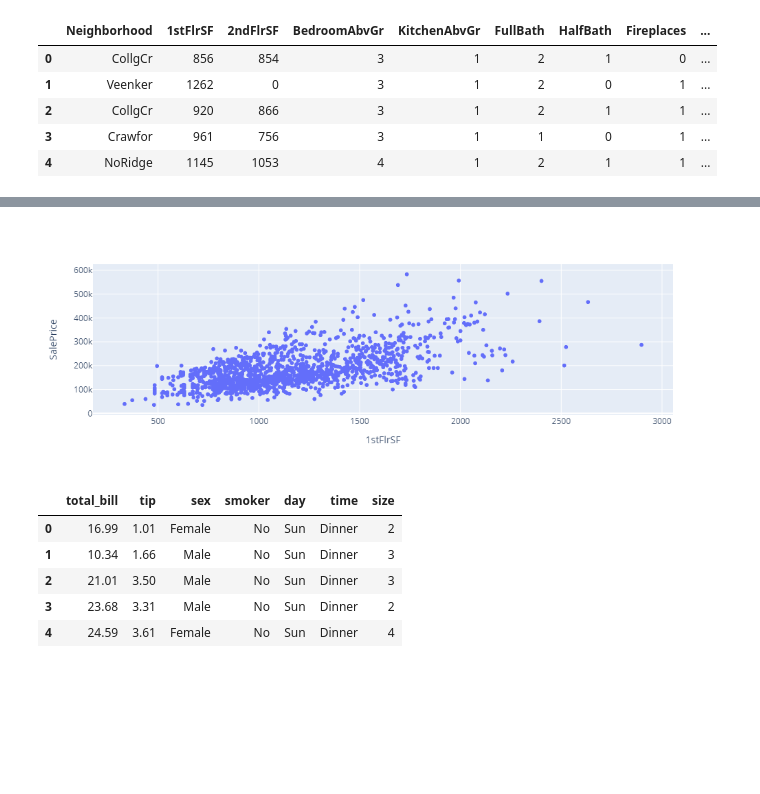
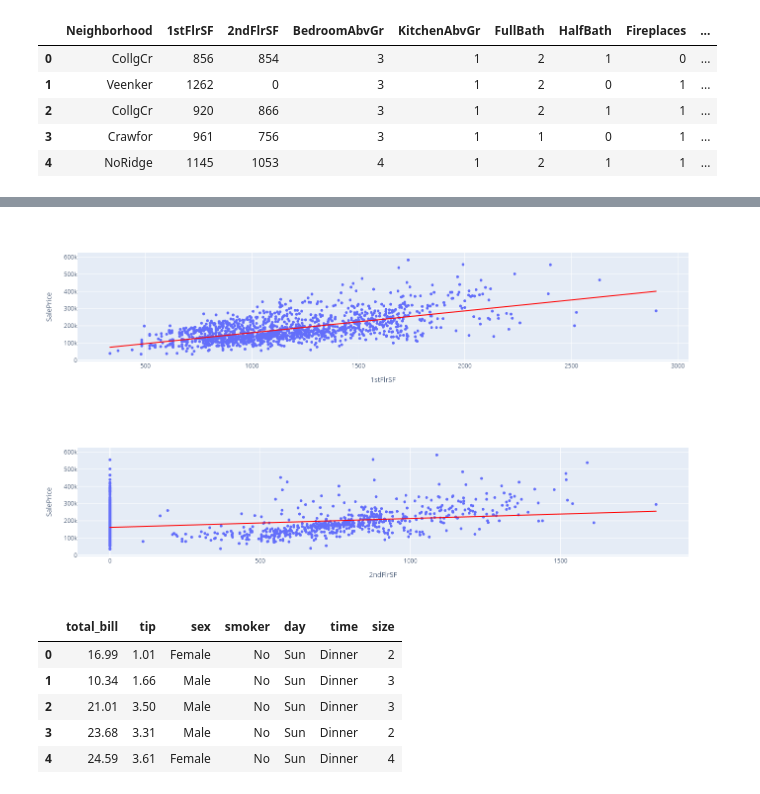
Before and after one commit to Dangee/ds-playground, a Jupyter notebook: ames-iowa.ipynb, the cells around one changed output, grey strips where cells are left out. Saved outputs shown, nothing was run; the diff lists cells and outputs as text; code cells hidden in the pictures; blank space fills up the shorter version.

Commit message:
iowa update

```diff
--- a/ames-iowa.ipynb
+++ b/ames-iowa.ipynb
@@ -12,6 +8,6 @@ import os
 # %%
 # read in a dataset
-df = pd.read_csv('../data/iowa.csv')
+df = pd.read_csv('./data/iowa.csv')
 # %%
 # take a look at the data
 df.head()
@@ -26,8 +22,8 @@ df.head()
 # scatter plot
 fig = px.scatter(df, x="1stFlrSF",
                  y="SalePrice",
-#                  trendline="ols",
-#                  trendline_color_override="red"
+                 trendline="ols",
+                 trendline_color_override="red"
                 )
 fig.show()
 # %% [output]
@@ -35,4 +30,15 @@ fig.show()
-[figure, old version]
+[figure, new version]
+# %%
+# scatter plot
+fig = px.scatter(df,
+                 y="SalePrice",
+                 x="2ndFlrSF",
+                 trendline="ols",
+                 trendline_color_override="red"
+                )
+fig.show()
+# %% [output]
+[figure, added]
 # %%
 # save your image output
 fig.write_html('price_prediction.html')
```
Also changed, not shown: parts of 3 cells of this notebook.
